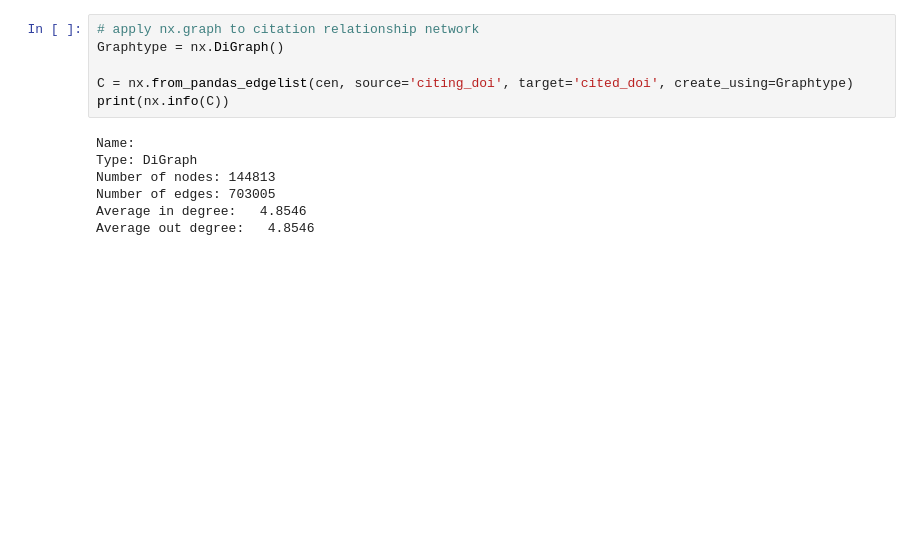
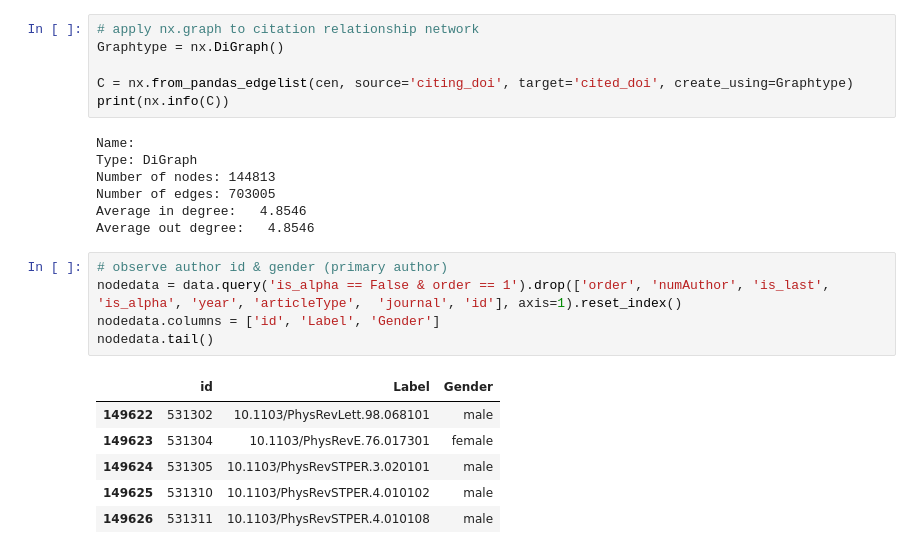
Before and after one commit to therobinkay/gender_bias_2021, a Jupyter notebook: Journal_Analysis_1_(GitHub).ipynb, the cells around one changed output. Saved outputs shown, nothing was run; the diff lists cells and outputs as text; blank space fills up the shorter version.

```diff
--- a/Journal_Analysis_1_(GitHub).ipynb
+++ b/Journal_Analysis_1_(GitHub).ipynb
@@ -293,6 +293,18 @@ Number of nodes: 144813
 Number of edges: 703005
 Average in degree:   4.8546
 Average out degree:   4.8546
+# %%
+# observe author id & gender (primary author)
+nodedata = data.query('is_alpha == False & order == 1').drop(['order', 'numAuthor',	'is_last',	'is_alpha',	'year',	'articleType',	'journal', 'id'], axis=1).reset_index()
+nodedata.columns = ['id', 'Label', 'Gender']
+nodedata.tail()
+# %% [output]
+|  | id | Label | Gender |
+| 149622 | 531302 | 10.1103/PhysRevLett.98.068101 | male |
+| 149623 | 531304 | 10.1103/PhysRevE.76.017301 | female |
+| 149624 | 531305 | 10.1103/PhysRevSTPER.3.020101 | male |
+| 149625 | 531310 | 10.1103/PhysRevSTPER.4.010102 | male |
+| 149626 | 531311 | 10.1103/PhysRevSTPER.4.010108 | male |
 # %%
 # assign PageRank centrality to each paper
 pr = nx.pagerank(C)
```
Also changed, not shown: parts of 5 cells of this notebook.
